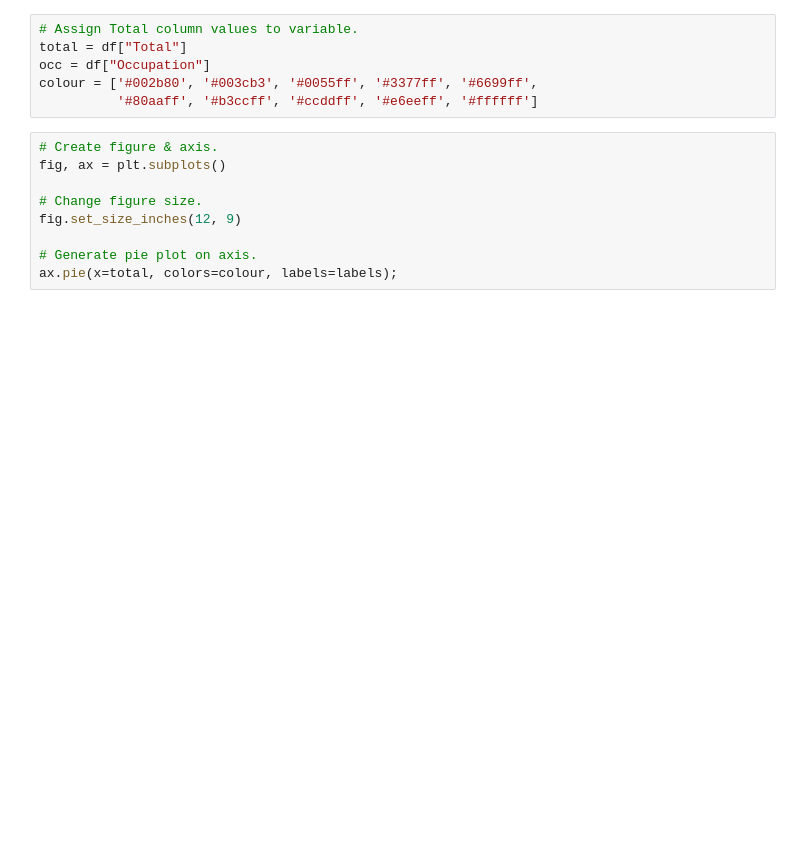
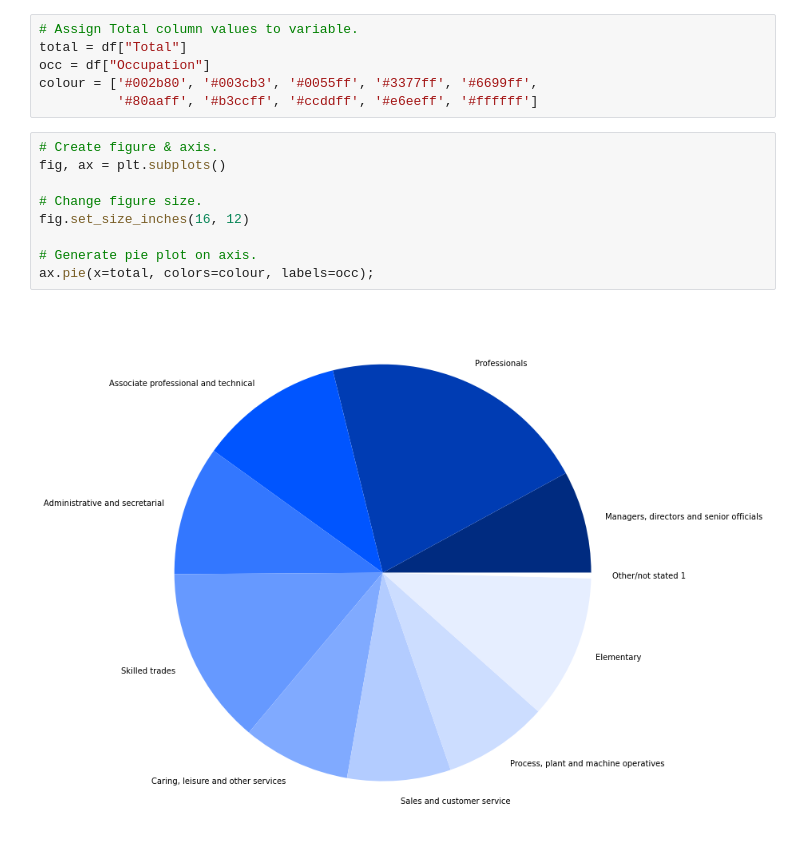
Before and after one commit to Izardo/Fundamentals_of_Data_Analysis, a Jupyter notebook: pyplot.ipynb, the cells around one changed output. Drawn from its saved outputs; the diff is of its cells as text; blank space fills up the shorter version.

```diff
--- a/pyplot.ipynb
+++ b/pyplot.ipynb
@@ -586,9 +593,11 @@ colour = ['#002b80', '#003cb3', '#0055ff', '#3377ff', '#6699ff',
 # %%
 # Create figure & axis.
 fig, ax = plt.subplots()
 
 # Change figure size.
-fig.set_size_inches(12, 9)
+fig.set_size_inches(16, 12)
 
 # Generate pie plot on axis.
-ax.pie(x=total, colors=colour, labels=labels);
+ax.pie(x=total, colors=colour, labels=occ);
+# %% [output]
+[figure, added]
```
Also changed, not shown: parts of 6 cells of this notebook, 5 other files.
